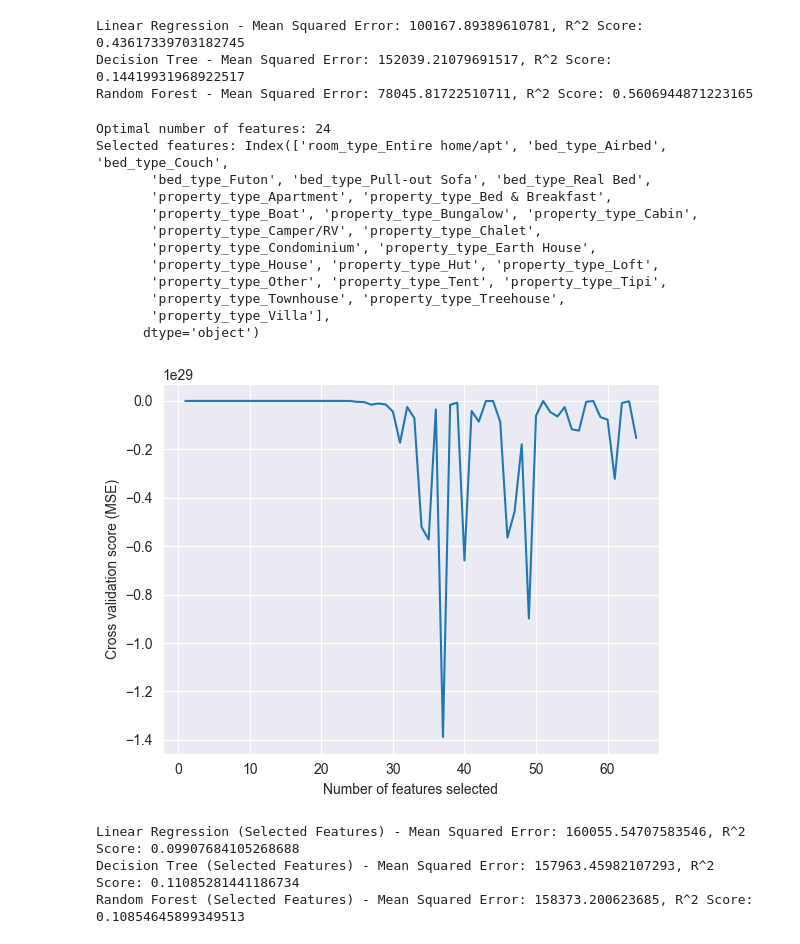
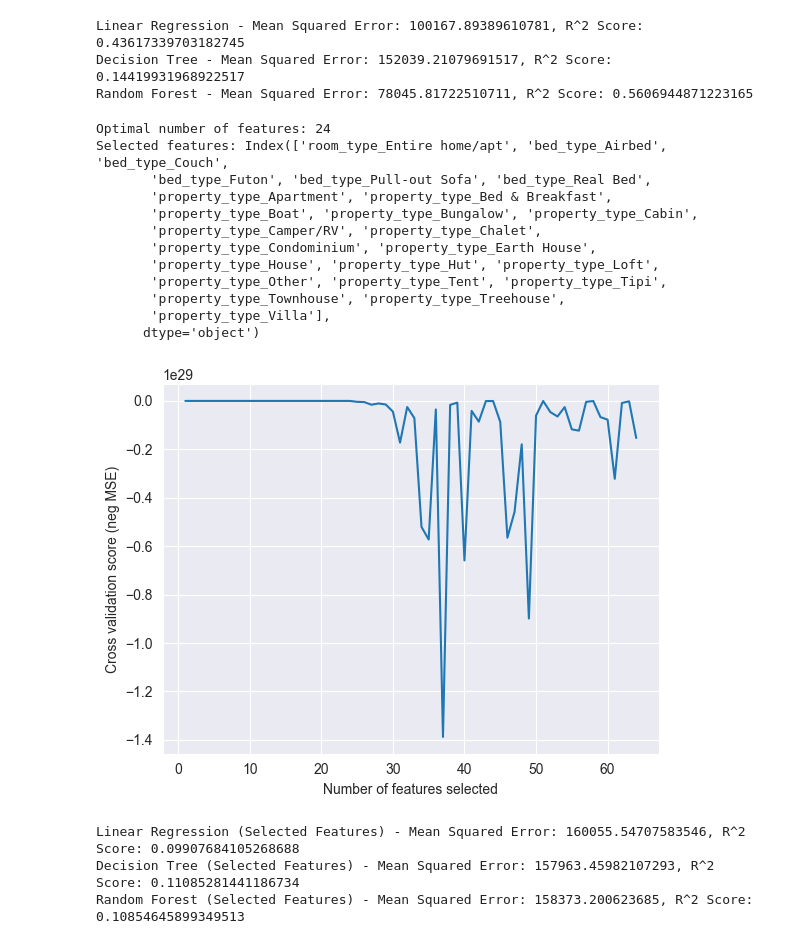
Before and after one commit to paulKlarer/BI_oyo_hotel_prices, a Jupyter notebook: code/analysis2.ipynb, the cells around one changed output. Cells and saved outputs as stored; diff of their text form; code cells hidden in the pictures.

```diff
--- a/code/analysis2.ipynb
+++ b/code/analysis2.ipynb
@@ -279,34 +279,37 @@ Random Forest - Mean Squared Error: 78045.81722510711, R^2 Score: 0.560694487122
 # %%
 from sklearn.feature_selection import RFECV
 import matplotlib.pyplot as plt
 
 # Feature selection using RFECV
 rfecv = RFECV(estimator=LinearRegression(), step=1, cv=5, scoring='neg_mean_squared_error')
 rfecv.fit(X_train, y_train)
 
-print("Optimal number of features: %d" % rfecv.n_features_)
-print("Selected features: %s" % X.columns[rfecv.support_])
+optimal_num_features = rfecv.n_features_
+selected_features = X.columns[rfecv.support_]
+
+print(f"Optimal number of features: {optimal_num_features}")
+print(f"Selected features: {selected_features}")
 
 # Plot number of features vs. cross-validation scores
 plt.figure()
 plt.xlabel("Number of features selected")
-plt.ylabel("Cross validation score (MSE)")
+plt.ylabel("Cross validation score (neg MSE)")
 plt.plot(range(1, len(rfecv.cv_results_['mean_test_score']) + 1), rfecv.cv_results_['mean_test_score'])
 plt.show()
 # %% [output]
 Optimal number of features: 24
 Selected features: Index(['room_type_Entire home/apt', 'bed_type_Airbed', 'bed_type_Couch',
        'bed_type_Futon', 'bed_type_Pull-out Sofa', 'bed_type_Real Bed',
        'property_type_Apartment', 'property_type_Bed & Breakfast',
        'property_type_Boat', 'property_type_Bungalow', 'property_type_Cabin',
        'property_type_Camper/RV', 'property_type_Chalet',
        'property_type_Condominium', 'property_type_Earth House',
        'property_type_House', 'property_type_Hut', 'property_type_Loft',
        'property_type_Other', 'property_type_Tent', 'property_type_Tipi',
        'property_type_Townhouse', 'property_type_Treehouse',
        'property_type_Villa'],
       dtype='object')
-[figure, old version]
+[figure, new version]
 # %%
 # Selecting the important features
 selected_features = X.columns[rfecv.support_]
```
